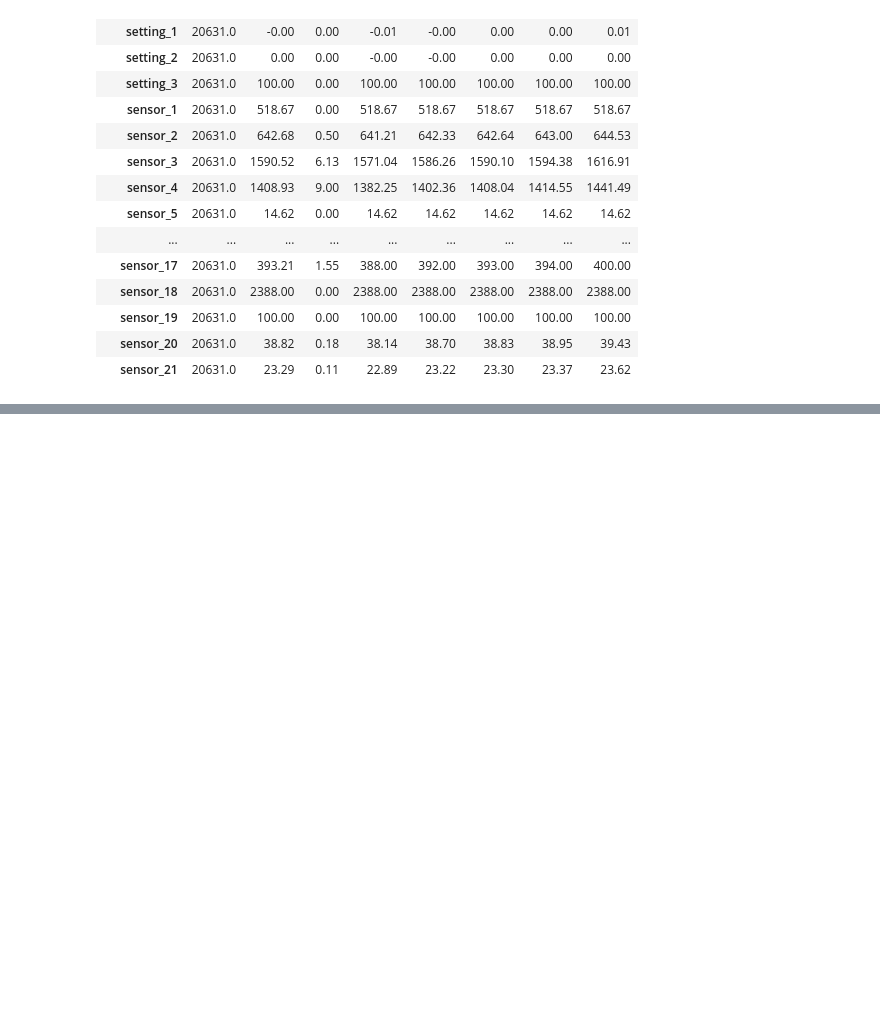
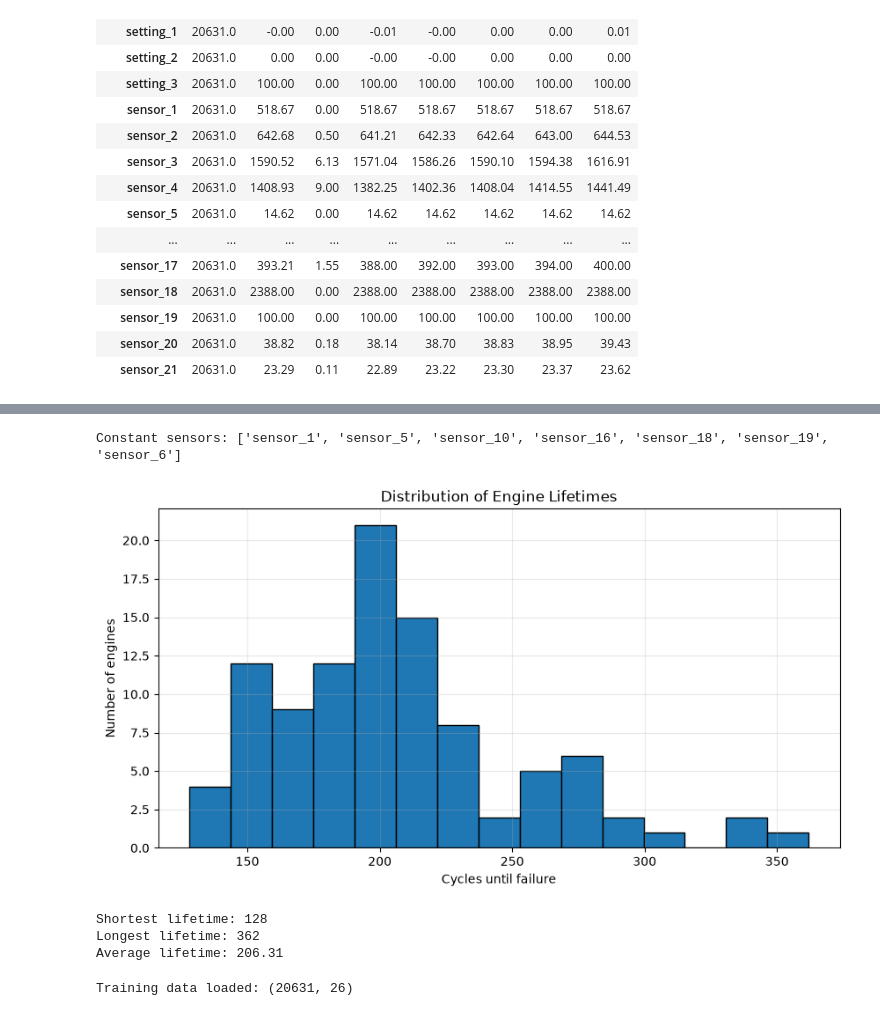
Before and after one commit to AmyKrrrr/TATA_Elxsi_S4_PS1, a Jupyter notebook: cmapss_dataviz.ipynb, the cells around one changed output, grey strips where cells are left out. Saved outputs shown, nothing was run; the diff lists cells and outputs as text; code cells hidden in the pictures; blank space fills up the shorter version.

```diff
--- a/cmapss_dataviz.ipynb
+++ b/cmapss_dataviz.ipynb
@@ -100,0 +205,47 @@ Duplicate rows: 0
+# %%
+# Count the unique values in each sensor column.
+sensor_unique_counts = train_raw[sensors_to_plot].nunique()
+
+# Identify sensors that have only one unique value.
+constant_sensors = sensor_unique_counts[
+    sensor_unique_counts <= 1
+].index.tolist()
+
+constant_sensors.extend(["sensor_6",])
+
+# Keep sensors that vary across the training dataset.
+useful_sensors = [
+    sensor for sensor in sensors_to_plot
+    if sensor not in constant_sensors
+]
+
+print("Constant sensors:", constant_sensors)
+# %% [output]
+Constant sensors: ['sensor_1', 'sensor_5', 'sensor_10', 'sensor_16', 'sensor_18', 'sensor_19', 'sensor_6']
+# %%
+engine_lifetimes = (
+    train_raw.groupby("unit_number")["time_cycles"].max()
+)
+
+plt.figure(figsize=(10, 5))
+plt.hist(engine_lifetimes, bins=15, edgecolor="black")
+plt.title("Distribution of Engine Lifetimes")
+plt.xlabel("Cycles until failure")
+plt.ylabel("Number of engines")
+plt.grid(axis="y", alpha=0.3)
+plt.show()
+
+print("Shortest lifetime:", engine_lifetimes.min())
+print("Longest lifetime:", engine_lifetimes.max())
+print("Average lifetime:", round(engine_lifetimes.mean(), 2))
+# %% [output]
+[figure, added]
+Shortest lifetime: 128
+Longest lifetime: 362
+Average lifetime: 206.31
+# %%
+train = train_raw.copy()
+
+print("Training data loaded:", train.shape)
+# %% [output]
+Training data loaded: (20631, 26)
```
Also changed, not shown: parts of 17 cells of this notebook.
